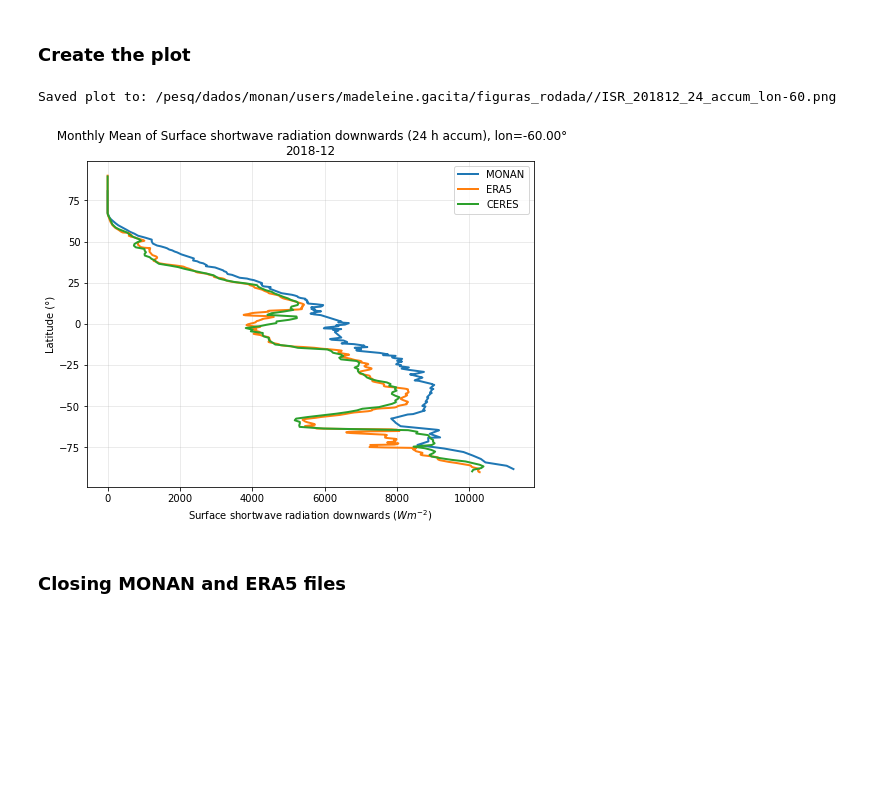
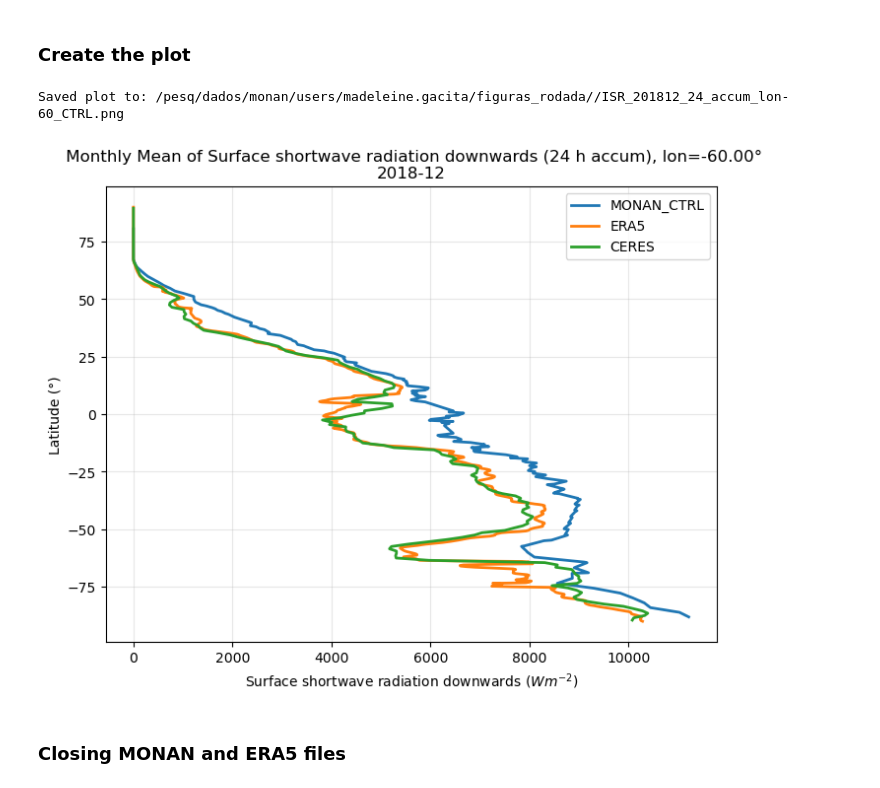
Before and after one commit to msgacita/scripts_download_process_plot, a Jupyter notebook: radiation/compare_rad.ipynb, the cells around one changed output. Cells and saved outputs as stored; diff of their text form; code cells hidden in the pictures; blank space fills up the shorter version.

```diff
--- a/radiation/compare_rad.ipynb
+++ b/radiation/compare_rad.ipynb
@@ -212,0 +218,18 @@ Data variables:
+# %%
+monan_dir2=f"/pesq/dados/monan/users/lianet.hernandez/global_clm_2018-2019/{exp_name2}/derived_data/"
+
+# monan_diag=f"MONAN_DIAG_G_MOD_GFS_2018111500_{year}{month}{day}{hour}.00.00.x655362L55.nc"
+monan_file2=f'{monan_dir2}/{month_abbr}{year}_hourly_{rad_var_dict[var]["monan_name"]}_MHourly.nc'
+
+monan_path2 = Path(monan_file2)
+
+ds_monan2 = xr.open_dataset(monan_path2, engine="h5netcdf")
+# Adjusting sign of OLR / OLRC as negative outgoing
+if var=="OLR" or var=="OLRC":
+    ds_monan2[rad_var_dict[var]['monan_name']] = 0 - ds_monan2[rad_var_dict[var]['monan_name']]
+
+
+monan_lons=ds_monan['lon']
+monan_lats=ds_monan['lat']
+
+print(ds_monan2)
@@ -492,10 +563,10 @@ AttributeError: 'numpy.ndarray' object has no attribute 'where'
 # %%
 fig, ax = plt.subplots(figsize=(10, 8), subplot_kw=dict(projection=ccrs.PlateCarree()))
 
-CER_data_all_time = CER_data.sum(dim='valid_time')
+CER_data_all_time = CER_data_xa[ceres_var_name].sum(dim='gmt_hr_index')
 
 # Plot the data (sorted by latitude to avoid ValueError)
-im = CER_data_all_time[flux_var_name].plot(
+im = CER_data_all_time.plot(
     ax=ax,
     cmap='RdYlBu_r',
     vmin=rad_var_dict[var]['24vmin'],
@@ -774,24 +903,24 @@ monan_slice_sorted = monan_slice[order]
 ### Create the plot
 # %%
 plt.figure(figsize=(8, 6))
-plt.plot(monan_slice_sorted ,monan_lat_slice_sorted, label=f"MONAN", linewidth=2)
+plt.plot(monan_slice_sorted ,monan_lat_slice_sorted, label=f"MONAN_{exp_name}", linewidth=2)
 plt.plot(era5_values, era5_lat, label=f"ERA5", linewidth=2)
 plt.plot(ceres_values, lat_coords, label=f"CERES", linewidth=2)
 plt.xlabel(f"{rad_var_dict[var]['label']} (${rad_var_dict[var]['unit']})$")
 plt.ylabel('Latitude (°)')
 plt.title(f" Monthly Mean of {rad_var_dict[var]['label']} (24 h accum), lon={actual_lon:.2f}°\n{year}-{month}")
 plt.grid(True, alpha=0.3)
 plt.legend()
 
 # Save the plot
-out_png = f"{fig_path}/{var}_{year}{month}_24_accum_lon{int(actual_lon)}.png"
+out_png = f"{fig_path}/{var}_{year}{month}_24_accum_lon{int(actual_lon)}_{exp_name}.png"
 plt.savefig(out_png, dpi=150, bbox_inches='tight')
 print(f"Saved plot to: {out_png}")
 plt.show()
 plt.close()
 # %% [output]
-Saved plot to: /pesq/dados/monan/users/madeleine.gacita/figuras_rodada//ISR_201812_24_accum_lon-60.png
+Saved plot to: /pesq/dados/monan/users/madeleine.gacita/figuras_rodada//ISR_201812_24_accum_lon-60_CTRL.png
-[figure, old version]
+[figure, new version]
 # %% [markdown]
 ### Closing MONAN and ERA5 files
 # %%
```
Also changed, not shown: parts of 17 cells of this notebook, 7 other files.
